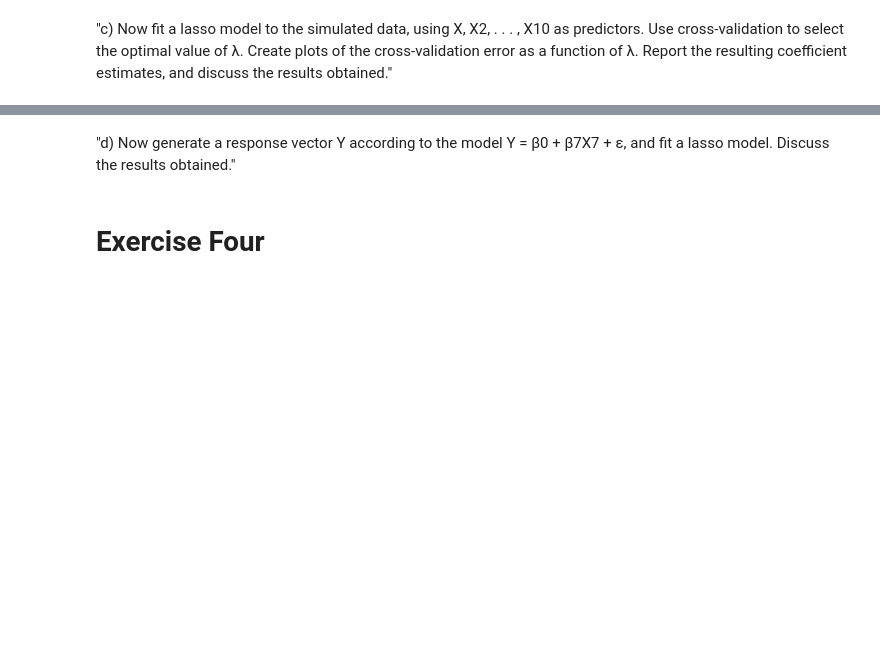
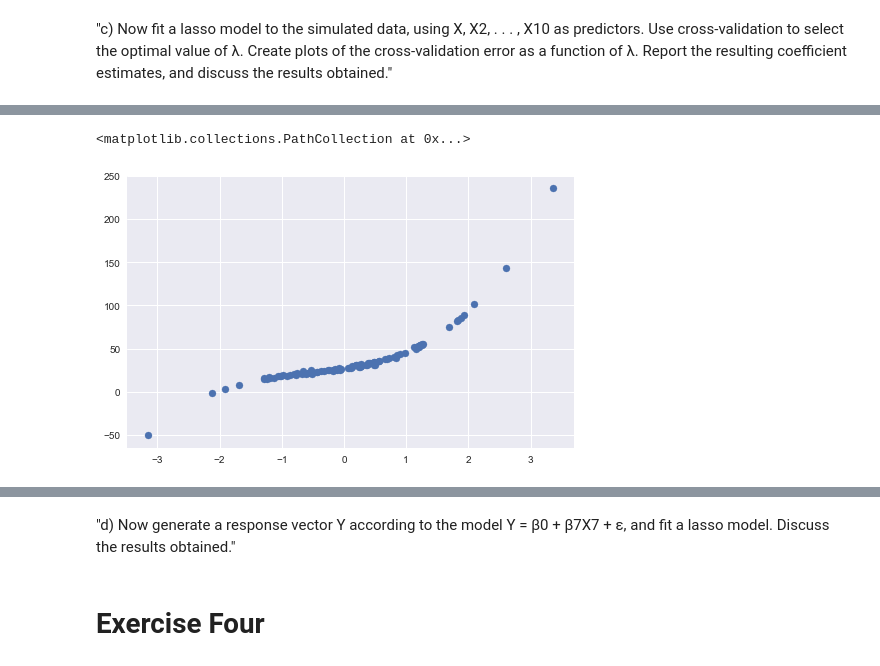
Before and after one commit to aenfield/Data558, a Jupyter notebook: Week04/EnfieldAndrew-HW4.ipynb, the cells around one changed output, grey strips where cells are left out. Cells and saved outputs as stored; diff of their text form; code cells hidden in the pictures; blank space fills up the shorter version.

```diff
--- a/Week04/EnfieldAndrew-HW4.ipynb
+++ b/Week04/EnfieldAndrew-HW4.ipynb
@@ -300,0 +341,4 @@ cluster_with_kmeans_and_plot(3, d_train_values_std, "K3ClusterStd")
+# %%
+X = np.random.normal(size=100)
+e = np.random.normal(size=100)
+(X.shape, e.shape)
@@ -301,3 +347,11 @@ cluster_with_kmeans_and_plot(3, d_train_values_std, "K3ClusterStd")
 # %% [markdown]
 "b) Generate a response vector Y of length n = 100 according to the model Y =β0 +β1X+β2X2 +β3X3 +ε,
 where β0, β1, β2, and β3 are constants of your choice. Here superscripts denote powers of X."
+# %%
+b0 = 27
+b1 = 11
+b2 = 5
+b3 = 3
+# %%
+y = b0 + (b1*X) + (b2*(X**2)) + (b3*(X**3)) + e
+y.shape
@@ -303,0 +360,4 @@ where β0, β1, β2, and β3 are constants of your choice. Here superscripts den
+# %%
+# and we'll make X a 100,1 array rather than a vector, for better use w/ sklearn functions
+X = X[:, np.newaxis]
+X.shape
@@ -305,0 +382,5 @@ where β0, β1, β2, and β3 are constants of your choice. Here superscripts den
+# %%
+plt.scatter(X[:,0], y)
+# %% [output]
+<matplotlib.collections.PathCollection at 0x...>
+[figure, added]
```
Also changed, not shown: parts of 42 cells of this notebook.
